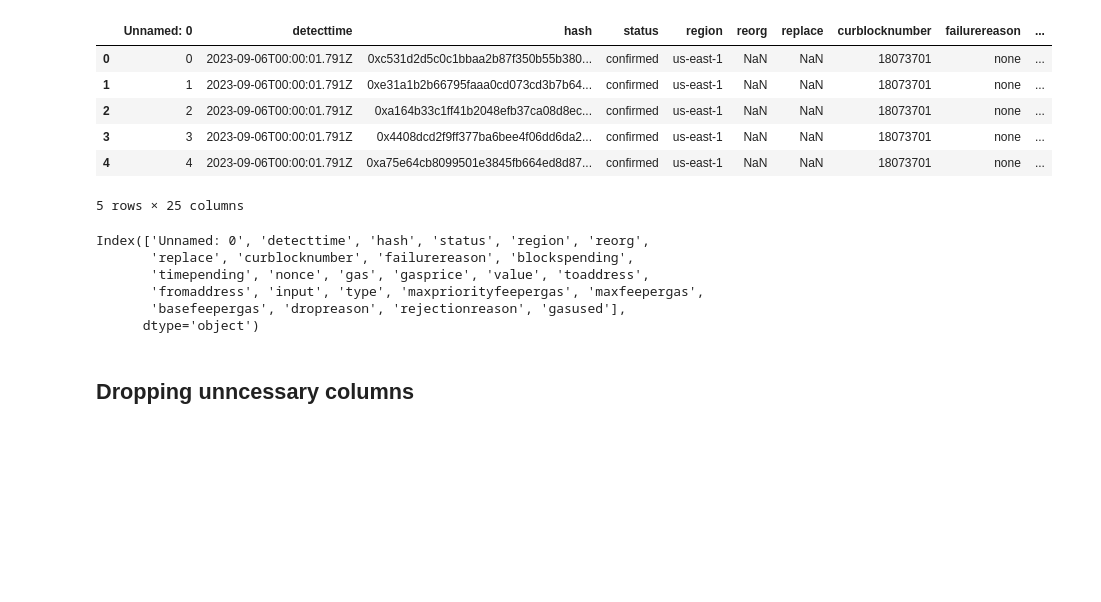
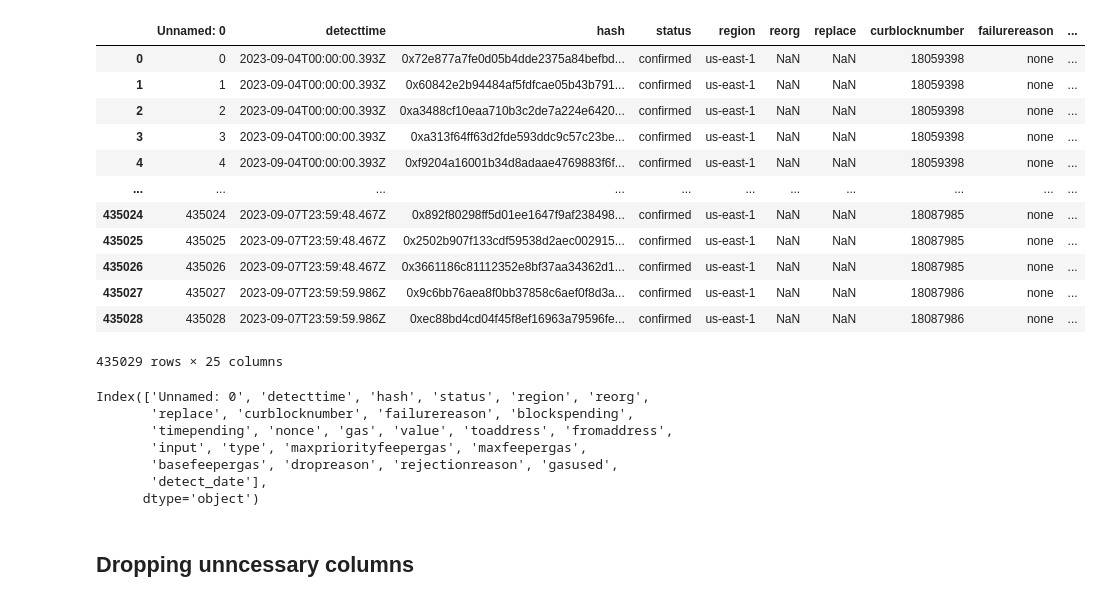
Before and after one commit to PhuongHuynh9987/CAMCOS-project, a Jupyter notebook: Code/Data-analysis.ipynb, the cells around one changed output. Saved outputs shown, nothing was run; the diff lists cells and outputs as text; code cells hidden in the pictures; blank space fills up the shorter version.

```diff
--- a/Code/Data-analysis.ipynb
+++ b/Code/Data-analysis.ipynb
@@ -1,31 +1,40 @@
 # %%
 import pandas as pd
 from pathlib import Path
 import matplotlib.pyplot as plt
 import numpy as np
+import seaborn as sns
 import pickle
+import zipfile
 
 
-
-df = pd.read_csv('/Users/huynhphuong/Desktop/CAMCOS-after-semester/Data/confirmed-txn.csv')
-table = df.copy()
-table.head(5)
+file = '/Users/huynhphuong/Desktop/CAMCOS-after-semester/Data/confirmed-failed-txn.csv.zip'
+file = zipfile.ZipFile(file)
+table = pd.read_csv(file.open('confirmed-failed-txn.csv'))
+table
 # %% [output]
 |  | Unnamed: 0 | detecttime | hash | status | region | reorg | replace | curblocknumber | failurereason | ... |
-| 0 | 0 | 2023-09-06T00:00:01.791Z | 0xc531d2d5c0c1bbaa2b87f350b55b380... | confirmed | us-east-1 | NaN | NaN | 18073701 | none | ... |
-| 1 | 1 | 2023-09-06T00:00:01.791Z | 0xe31a1b2b66795faaa0cd073cd3b7b64... | confirmed | us-east-1 | NaN | NaN | 18073701 | none | ... |
-| 2 | 2 | 2023-09-06T00:00:01.791Z | 0xa164b33c1ff41b2048efb37ca08d8ec... | confirmed | us-east-1 | NaN | NaN | 18073701 | none | ... |
-| 3 | 3 | 2023-09-06T00:00:01.791Z | 0x4408dcd2f9ff377ba6bee4f06dd6da2... | confirmed | us-east-1 | NaN | NaN | 18073701 | none | ... |
-| 4 | 4 | 2023-09-06T00:00:01.791Z | 0xa75e64cb8099501e3845fb664ed8d87... | confirmed | us-east-1 | NaN | NaN | 18073701 | none | ... |
+| 0 | 0 | 2023-09-04T00:00:00.393Z | 0x72e877a7fe0d05b4dde2375a84befbd... | confirmed | us-east-1 | NaN | NaN | 18059398 | none | ... |
+| 1 | 1 | 2023-09-04T00:00:00.393Z | 0x60842e2b94484af5fdfcae05b43b791... | confirmed | us-east-1 | NaN | NaN | 18059398 | none | ... |
+| 2 | 2 | 2023-09-04T00:00:00.393Z | 0xa3488cf10eaa710b3c2de7a224e6420... | confirmed | us-east-1 | NaN | NaN | 18059398 | none | ... |
+| 3 | 3 | 2023-09-04T00:00:00.393Z | 0xa313f64ff63d2fde593ddc9c57c23be... | confirmed | us-east-1 | NaN | NaN | 18059398 | none | ... |
+| 4 | 4 | 2023-09-04T00:00:00.393Z | 0xf9204a16001b34d8adaae4769883f6f... | confirmed | us-east-1 | NaN | NaN | 18059398 | none | ... |
+| ... | ... | ... | ... | ... | ... | ... | ... | ... | ... | ... |
+| 435024 | 435024 | 2023-09-07T23:59:48.467Z | 0x892f80298ff5d01ee1647f9af238498... | confirmed | us-east-1 | NaN | NaN | 18087985 | none | ... |
+| 435025 | 435025 | 2023-09-07T23:59:48.467Z | 0x2502b907f133cdf59538d2aec002915... | confirmed | us-east-1 | NaN | NaN | 18087985 | none | ... |
+| 435026 | 435026 | 2023-09-07T23:59:48.467Z | 0x3661186c81112352e8bf37aa34362d1... | confirmed | us-east-1 | NaN | NaN | 18087985 | none | ... |
+| 435027 | 435027 | 2023-09-07T23:59:59.986Z | 0x9c6bb76aea8f0bb37858c6aef0f8d3a... | confirmed | us-east-1 | NaN | NaN | 18087986 | none | ... |
+| 435028 | 435028 | 2023-09-07T23:59:59.986Z | 0xec88bd4cd04f45f8ef16963a79596fe... | confirmed | us-east-1 | NaN | NaN | 18087986 | none | ... |
-5 rows × 25 columns
+435029 rows × 25 columns
 # %%
 table.columns
 # %% [output]
 Index(['Unnamed: 0', 'detecttime', 'hash', 'status', 'region', 'reorg',
        'replace', 'curblocknumber', 'failurereason', 'blockspending',
-       'timepending', 'nonce', 'gas', 'gasprice', 'value', 'toaddress',
-       'fromaddress', 'input', 'type', 'maxpriorityfeepergas', 'maxfeepergas',
-       'basefeepergas', 'dropreason', 'rejectionreason', 'gasused'],
+       'timepending', 'nonce', 'gas', 'value', 'toaddress', 'fromaddress',
+       'input', 'type', 'maxpriorityfeepergas', 'maxfeepergas',
+       'basefeepergas', 'dropreason', 'rejectionreason', 'gasused',
+       'detect_date'],
       dtype='object')
 # %% [markdown]
 ## Dropping unncessary columns
```
Also changed, not shown: parts of 25 cells of this notebook.
